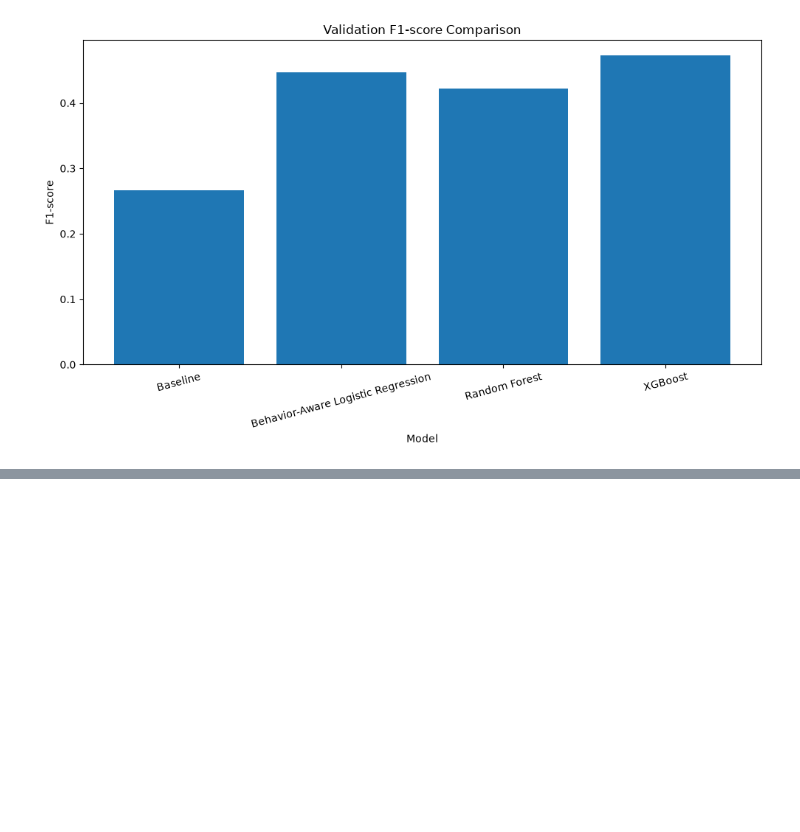
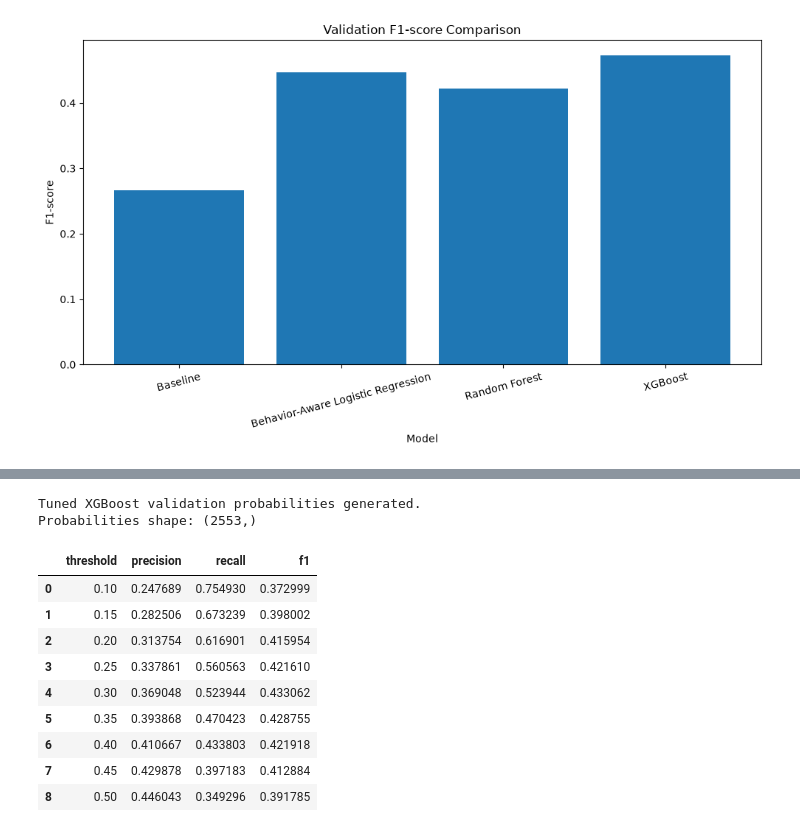
Before and after one commit to saraalwadia/customer-behavior-shift-detection, a Jupyter notebook: notebooks/04_modeling.ipynb, the cells around one changed output, grey strips where cells are left out. Saved outputs shown, nothing was run; the diff lists cells and outputs as text; code cells hidden in the pictures; blank space fills up the shorter version.

Commit message:
Complete model evaluation and final XGBoost selection

```diff
--- a/notebooks/04_modeling.ipynb
+++ b/notebooks/04_modeling.ipynb
@@ -2812,0 +2913,71 @@ plt.show()
+# %%
+# Generate tuned XGBoost validation probabilities
+
+tuned_xgb_model = xgb_random_search.best_estimator_
+
+y_validation_proba_tuned_xgb = (
+    tuned_xgb_model.predict_proba(
+        X_validation_behavior_aware
+    )[:, 1]
+)
+
+print("Tuned XGBoost validation probabilities generated.")
+
+print(
+    "Probabilities shape:",
+    y_validation_proba_tuned_xgb.shape
+)
+# %% [output]
+Tuned XGBoost validation probabilities generated.
+Probabilities shape: (2553,)
+# %%
+# Evaluate Tuned XGBoost across different classification thresholds
+
+thresholds = np.arange(0.10, 0.51, 0.05)
+
+tuned_xgb_threshold_results = []
+
+for threshold in thresholds:
+
+    y_validation_pred_tuned_xgb_threshold = (
+        y_validation_proba_tuned_xgb >= threshold
+    ).astype(int)
+
+    tuned_xgb_threshold_results.append({
+        "threshold": threshold,
+
+        "precision": precision_score(
+            y_validation,
+            y_validation_pred_tuned_xgb_threshold,
+            zero_division=0
+        ),
+
+        "recall": recall_score(
+            y_validation,
+            y_validation_pred_tuned_xgb_threshold,
+            zero_division=0
+        ),
+
+        "f1": f1_score(
+            y_validation,
+            y_validation_pred_tuned_xgb_threshold,
+            zero_division=0
+        )
+    })
+
+tuned_xgb_threshold_results_df = pd.DataFrame(
+    tuned_xgb_threshold_results
+)
+
+tuned_xgb_threshold_results_df
+# %% [output]
+|  | threshold | precision | recall | f1 |
+| 0 | 0.10 | 0.247689 | 0.754930 | 0.372999 |
+| 1 | 0.15 | 0.282506 | 0.673239 | 0.398002 |
+| 2 | 0.20 | 0.313754 | 0.616901 | 0.415954 |
+| 3 | 0.25 | 0.337861 | 0.560563 | 0.421610 |
+| 4 | 0.30 | 0.369048 | 0.523944 | 0.433062 |
+| 5 | 0.35 | 0.393868 | 0.470423 | 0.428755 |
+| 6 | 0.40 | 0.410667 | 0.433803 | 0.421918 |
+| 7 | 0.45 | 0.429878 | 0.397183 | 0.412884 |
+| 8 | 0.50 | 0.446043 | 0.349296 | 0.391785 |
```
Also changed, not shown: parts of 9 cells of this notebook.
